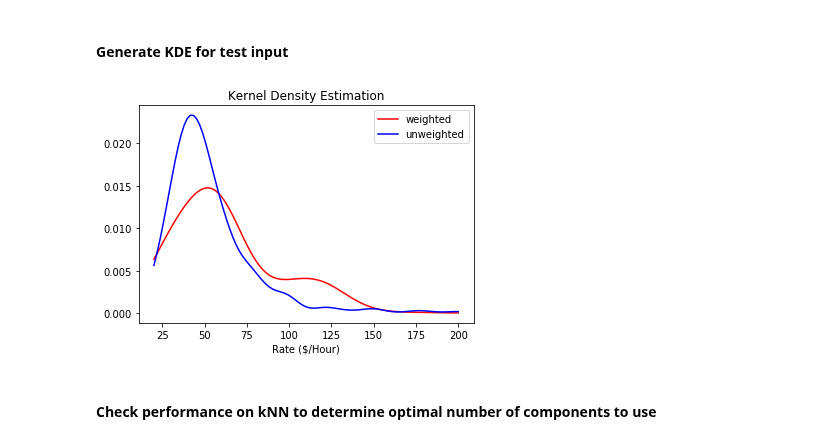
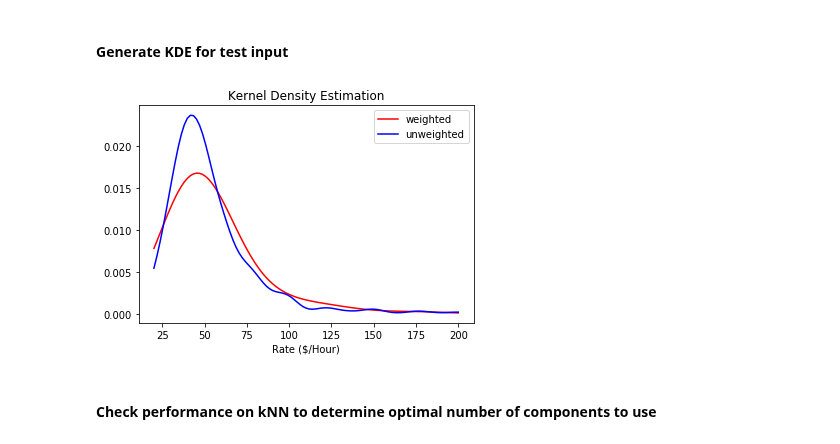
Before and after one commit to vijayoct27/tutor_prediction, a Jupyter notebook: notebook/tutor_rate.ipynb, the cells around one changed output. Drawn from its saved outputs; the diff is of its cells as text; code cells hidden in the pictures.

```diff
--- a/notebook/tutor_rate.ipynb
+++ b/notebook/tutor_rate.ipynb
@@ -375,20 +399,20 @@ weights_test = (1. / np.linalg.norm(input_test - test_pca, axis=-1))
 # %% [markdown]
 #### Generate KDE for test input
 # %%
-gkde_weight = stats.gaussian_kde(df_eng.rate, bw_method = 0.5, weights=weights_test**4)
+gkde_weight = stats.gaussian_kde(df_eng.rate, bw_method = 0.5, weights=weights_test**2)
 #gkde_weight = stats.gaussian_kde(df_eng.rate, bw_method = 0.5, weights=np.ones(len(df_eng.rate)))
 ind = np.linspace(20, 200, 101)
 kdepdf_weights = gkde_weight.evaluate(ind)
 #plt.figure()
 plt.plot(ind, kdepdf_weights, label='weighted', color="r")
 plt.title('Kernel Density Estimation')
 plt.xlabel('Rate ($/Hour)')
 plt.plot(ind, kdepdf, label='unweighted', color='b')
 plt.legend()
 plt.savefig('kde-rate_ex.png', dpi=100)
 plt.show()
 # %% [output]
-[figure, old version]
+[figure, new version]
 # %% [markdown]
 #### Check performance on kNN to determine optimal number of components to use
 # %%
```
Also changed, not shown: parts of 5 cells of this notebook, 9 other files.
